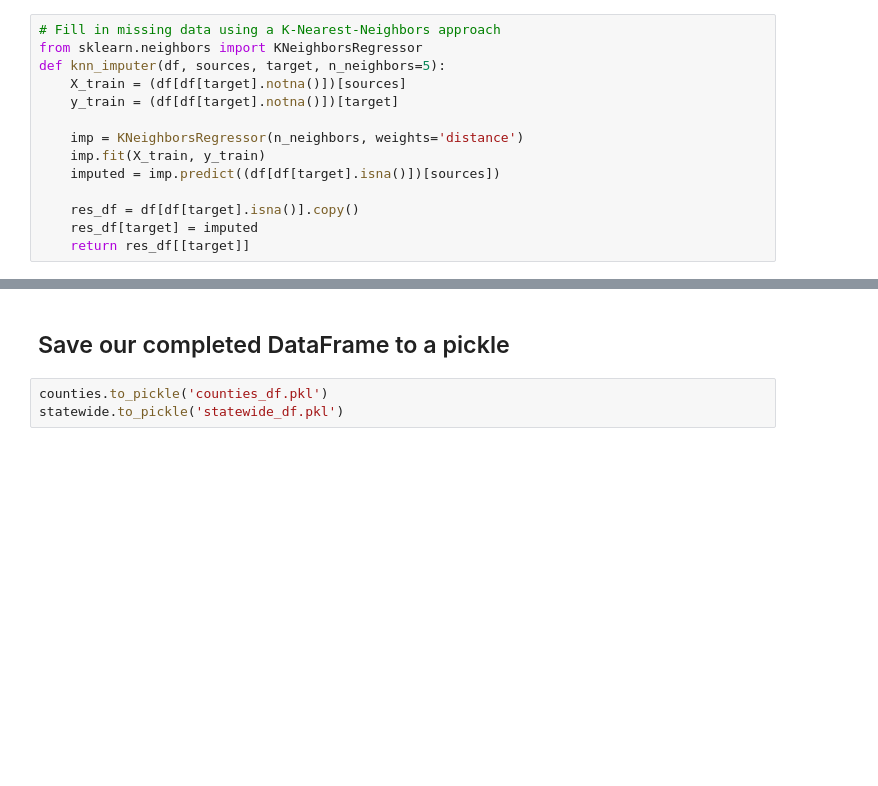
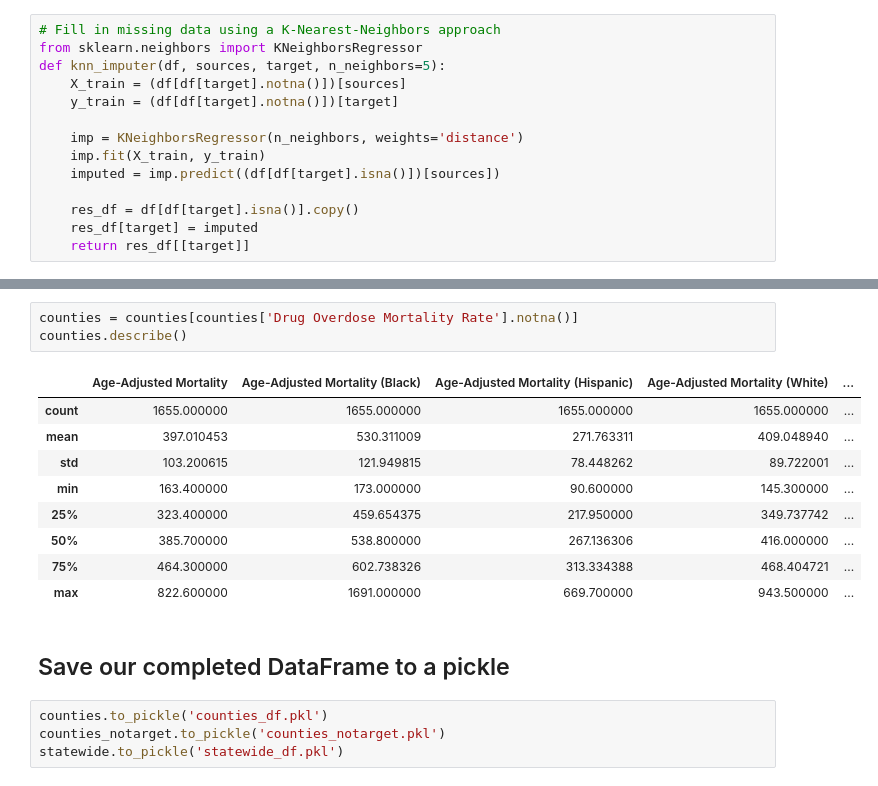
Before and after one commit to DylanGreene/drug_od_health_analytics, a Jupyter notebook: feature-selection.ipynb, the cells around one changed output, grey strips where cells are left out. Drawn from its saved outputs; the diff is of its cells as text; blank space fills up the shorter version.

```diff
--- a/feature-selection.ipynb
+++ b/feature-selection.ipynb
@@ -269,5 +260,19 @@ counties.describe()
+# %%
+counties = counties[counties['Drug Overdose Mortality Rate'].notna()]
+counties.describe()
+# %% [output]
+|  | Age-Adjusted Mortality | Age-Adjusted Mortality (Black) | Age-Adjusted Mortality (Hispanic) | Age-Adjusted Mortality (White) | ... |
+| count | 1655.000000 | 1655.000000 | 1655.000000 | 1655.000000 | ... |
+| mean | 397.010453 | 530.311009 | 271.763311 | 409.048940 | ... |
+| std | 103.200615 | 121.949815 | 78.448262 | 89.722001 | ... |
+| min | 163.400000 | 173.000000 | 90.600000 | 145.300000 | ... |
+| 25% | 323.400000 | 459.654375 | 217.950000 | 349.737742 | ... |
+| 50% | 385.700000 | 538.800000 | 267.136306 | 416.000000 | ... |
+| 75% | 464.300000 | 602.738326 | 313.334388 | 468.404721 | ... |
+| max | 822.600000 | 1691.000000 | 669.700000 | 943.500000 | ... |
 # %% [markdown]
 ## Save our completed DataFrame to a pickle
 # %%
 counties.to_pickle('counties_df.pkl')
+counties_notarget.to_pickle('counties_notarget.pkl')
 statewide.to_pickle('statewide_df.pkl')
```
Also changed, not shown: parts of 9 cells of this notebook, 2 other files.
